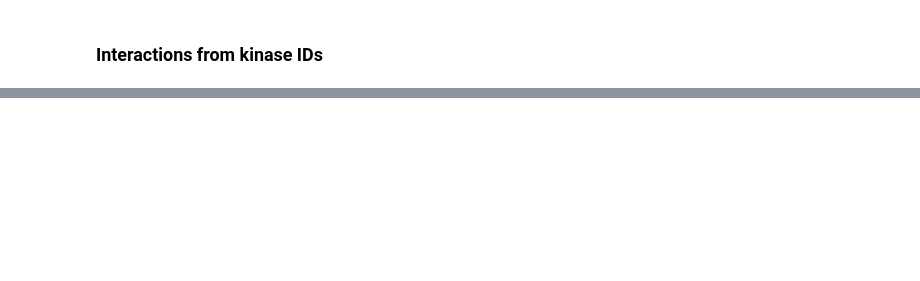
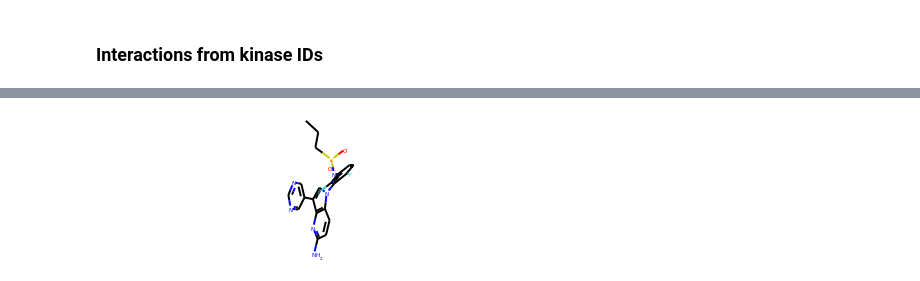
Before and after one commit to volkamerlab/opencadd, a Jupyter notebook: docs/tutorials/databases_klifs_new_api.ipynb, the cells around one changed output, grey strips where cells are left out. Cells and saved outputs as stored; diff of their text form; code cells hidden in the pictures; blank space fills up the shorter version.

```diff
--- a/docs/tutorials/databases_klifs_new_api.ipynb
+++ b/docs/tutorials/databases_klifs_new_api.ipynb
@@ -590,0 +739,4 @@ remote.interactions.from_kinase_ids([22])
+# %%
+remote.coordinates.fetch(12347, entity='ligand', output_format='rdkit', compute2d=False)
+# %% [output]
+[figure, added]
```
Also changed, not shown: parts of 41 cells of this notebook.
